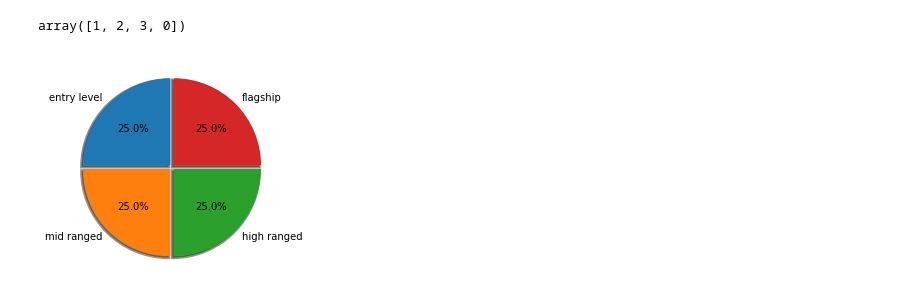
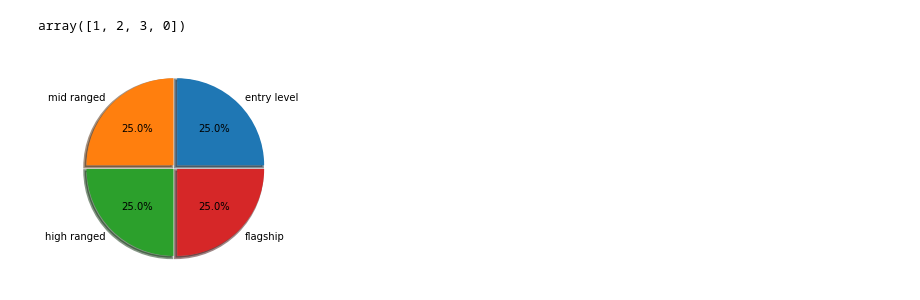
Before and after one commit to spandit98/Mobile-Price-Range-Prediction, a Jupyter notebook: Mobile_Price_Range_Prediction_Soumyadeep.ipynb, the cells around one changed output. Drawn from its saved outputs; the diff is of its cells as text; code cells hidden in the pictures.

```diff
--- a/Mobile_Price_Range_Prediction_Soumyadeep.ipynb
+++ b/Mobile_Price_Range_Prediction_Soumyadeep.ipynb
@@ -172,9 +171,9 @@ array([1, 2, 3, 0])
 # %%
 labels = ["entry level", "mid ranged", "high ranged", "flagship"]
 values = df['price_range'].value_counts().values
 explode = (0.03,0.03,0.03,0.03)
 fig1, ax1 = plt1.subplots()
-ax1.pie(values, labels=labels, explode=explode, autopct='%1.1f%%', shadow=True, startangle=90, labeldistance=1.1, wedgeprops = {'linewidth': 3})
+ax1.pie(values, labels=labels, explode=explode, autopct='%1.1f%%', shadow=True, startangle=360, labeldistance=1.1, wedgeprops = {'linewidth': 3})
 plt1.show()
 # %% [output]
-[figure, old version]
+[figure, new version]
```
Also changed, not shown: parts of 11 cells of this notebook.
